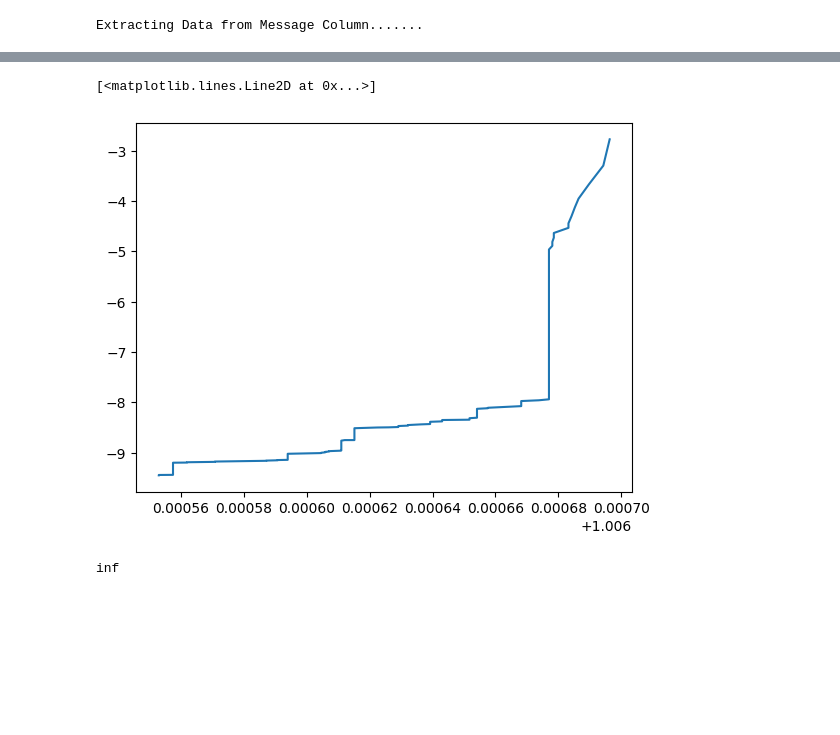
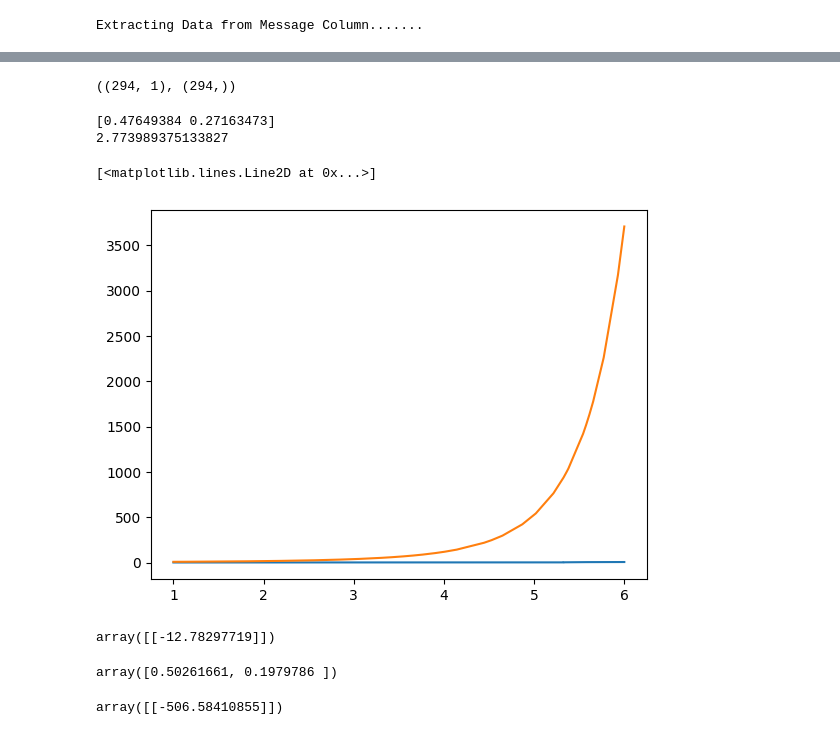
Before and after one commit to Aylore/filament-component-failure-prediction, a Jupyter notebook: notebooks/EDA.ipynb, the cells around one changed output, grey strips where cells are left out. Saved outputs shown, nothing was run; the diff lists cells and outputs as text; code cells hidden in the pictures; blank space fills up the shorter version.

```diff
--- a/notebooks/EDA.ipynb
+++ b/notebooks/EDA.ipynb
@@ -119,10 +33,66 @@ plt.plot(y.reshape(-1,1))
-# %%
-plt.plot(x,-np.log(y))
-# plt.plot(x, y)
-# %% [output]
-[<matplotlib.lines.Line2D at 0x...>]
-[figure, removed]
-# %%
-np.exp(np.polyfit(x,np.log(y),1)[1])
-# %% [output]
-inf
+# %%
+from sklearn.preprocessing import MinMaxScaler
+
+std_X =   MinMaxScaler(feature_range=(1,6))
+
+std_y =   MinMaxScaler(feature_range=(1,6))
+# %%
+import numpy as np
+import matplotlib.pyplot as plt
+# df_large = pd.read_csv("../data/df_large_prep.csv",index_col=0)
+x = df_large.NewCFactor.values
+y = df_large.N_Pulses_Cum.values
+
+y = -np.log(y)
+
+x = std_X.fit_transform(x.reshape(-1,1))
+
+y = std_y.fit_transform(y.reshape(-1,1))
+x.shape , y[:,0].shape
+# plt.scatter(x , y )
+# %% [output]
+((294, 1), (294,))
+# %%
+from sklearn.metrics import mean_squared_error as mse
+## try normalization
+
+def pred(coefs , x ):
+    intercept , slope = coefs
+    preds = np.exp(intercept) * np.exp(slope * x)
+    return preds
+
+
+# x = np.array([10, 19, 30, 35, 51])
+# y = np.array([1, 7, 20, 50, 79])
+# np.polyfit(x, np.log(y), 1)
+#    y ≈ exp(-0.401) * exp(0.105 * x) = 0.670 * exp(0.105 * x)
+# (^ biased towards small values)
+coefs = np.polyfit(x.ravel(), y.ravel(), 1)#, w=np.sqrt(y.reshape(-1)))
+print(coefs)
+
+preds = pred(coefs ,x)
+
+rmse = mse(y , preds ,squared=False)
+print(rmse)
+
+plt.plot(x , y)
+plt.plot(x , np.exp(preds))
+# %% [output]
+[0.47649384 0.27163473]
+2.773989375133827
+[<matplotlib.lines.Line2D at 0x...>]
+[figure, added]
+# %%
+fail_point = 0.9053574604
+std_y.inverse_transform(pred(coefs , std_X.transform(np.array([fail_point]).reshape(-1,1))).reshape(-1,1))
+# %% [output]
+array([[-12.78297719]])
+# %%
+coefs
+# %% [output]
+array([0.50261661, 0.1979786 ])
+# %%
+p = np.poly1d(coefs)
+std_y.inverse_transform(p( std_X.transform(np.array([fail_point]).reshape(-1,1))).reshape(-1,1))
+# %% [output]
+array([[-506.58410855]])
```
Also changed, not shown: parts of 13 cells of this notebook, 3 other files.
